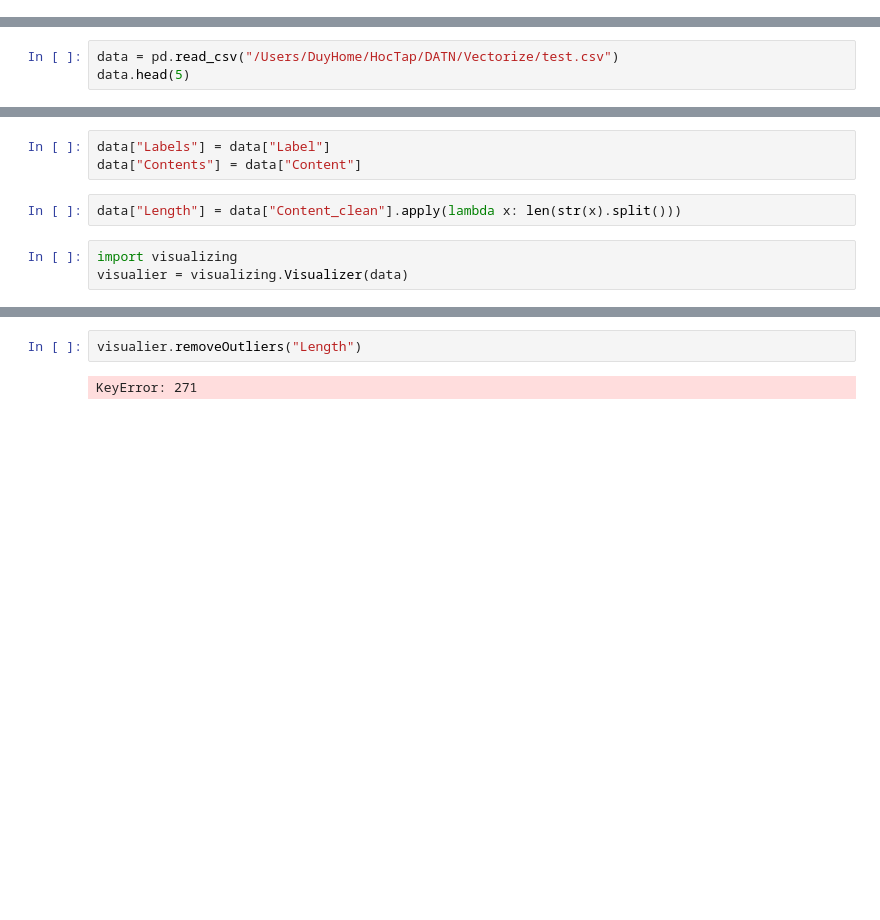
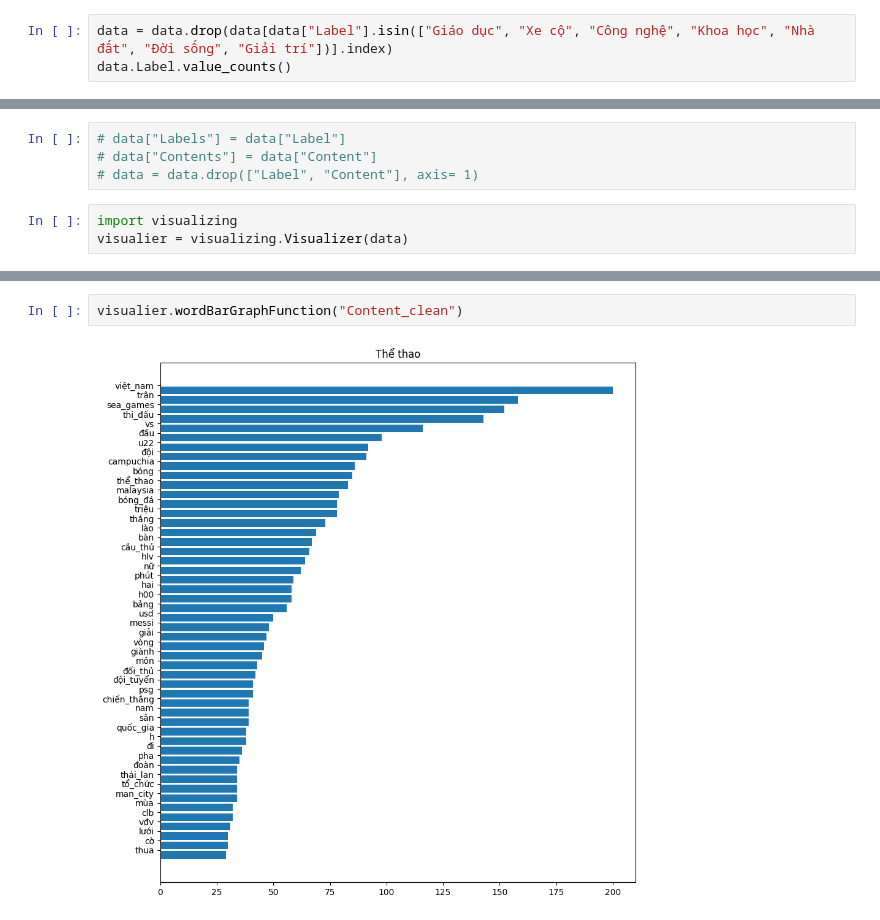
Before and after one commit to duytrandev/DATN, a Jupyter notebook: Visualization/visualize.ipynb, the cells around one changed output, grey strips where cells are left out. Cells and saved outputs as stored; diff of their text form; blank space fills up the shorter version.

```diff
--- a/Visualization/visualize.ipynb
+++ b/Visualization/visualize.ipynb
@@ -10,0 +14,3 @@ import plotly.express as px
+# %%
+data = data.drop(data[data["Label"].isin(["Giáo dục", "Xe cộ", "Công nghệ", "Khoa học", "Nhà đất", "Đời sống", "Giải trí"])].index)
+data.Label.value_counts()
@@ -26,3 +48,0 @@ fig.show()
-# %%
-data = pd.read_csv("/Users/DuyHome/HocTap/DATN/Vectorize/test.csv")
-data.head(5)
@@ -36,8 +49,7 @@ data.head(5)
 # %%
-data["Labels"] = data["Label"]
-data["Contents"] = data["Content"]
+# data["Labels"] = data["Label"]
+# data["Contents"] = data["Content"]
+# data = data.drop(["Label", "Content"], axis= 1)
-# %%
-data["Length"] = data["Content_clean"].apply(lambda x: len(str(x).split()))
 # %%
 import visualizing
 visualier = visualizing.Visualizer(data)
@@ -60,4 +56,4 @@ visualier.hist_length()
-# %%
-visualier.removeOutliers("Length")
-# %% [output]
-KeyError: 271
+# %%
+visualier.wordBarGraphFunction("Content_clean")
+# %% [output]
+[figure, added]
```
Also changed, not shown: parts of 8 cells of this notebook, 5 other files.
